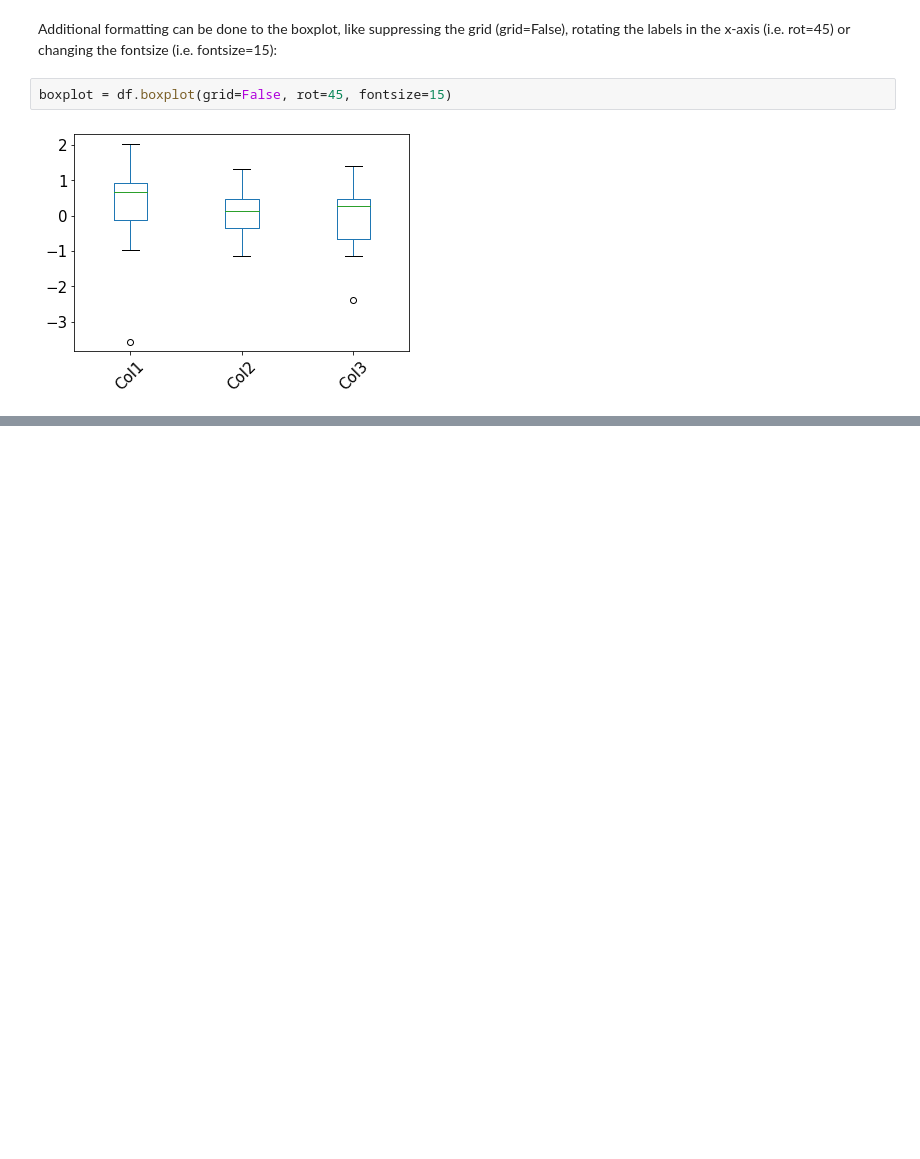
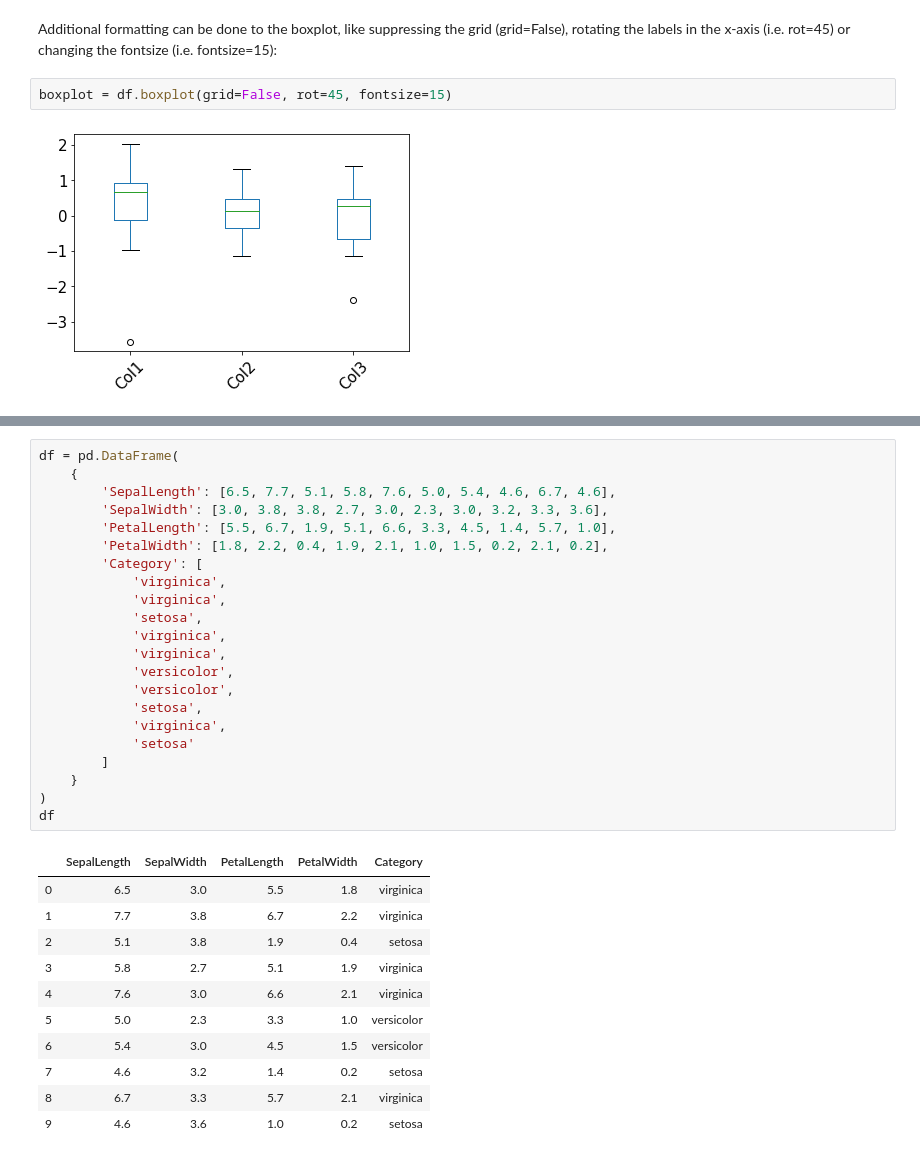
Before and after one commit to thuy1893/graphs, a Jupyter notebook: Python_graphs_1.ipynb, the cells around one changed output, grey strips where cells are left out. Drawn from its saved outputs; the diff is of its cells as text; blank space fills up the shorter version.

```diff
--- a/Python_graphs_1.ipynb
+++ b/Python_graphs_1.ipynb
@@ -137,0 +163,34 @@ boxplot = df.boxplot(grid=False, rot=45, fontsize=15)
+# %%
+df = pd.DataFrame(
+    {
+        'SepalLength': [6.5, 7.7, 5.1, 5.8, 7.6, 5.0, 5.4, 4.6, 6.7, 4.6],
+        'SepalWidth': [3.0, 3.8, 3.8, 2.7, 3.0, 2.3, 3.0, 3.2, 3.3, 3.6],
+        'PetalLength': [5.5, 6.7, 1.9, 5.1, 6.6, 3.3, 4.5, 1.4, 5.7, 1.0],
+        'PetalWidth': [1.8, 2.2, 0.4, 1.9, 2.1, 1.0, 1.5, 0.2, 2.1, 0.2],
+        'Category': [
+            'virginica',
+            'virginica',
+            'setosa',
+            'virginica',
+            'virginica',
+            'versicolor',
+            'versicolor',
+            'setosa',
+            'virginica',
+            'setosa'
+        ]
+    }
+)
+df
+# %% [output]
+|  | SepalLength | SepalWidth | PetalLength | PetalWidth | Category |
+| 0 | 6.5 | 3.0 | 5.5 | 1.8 | virginica |
+| 1 | 7.7 | 3.8 | 6.7 | 2.2 | virginica |
+| 2 | 5.1 | 3.8 | 1.9 | 0.4 | setosa |
+| 3 | 5.8 | 2.7 | 5.1 | 1.9 | virginica |
+| 4 | 7.6 | 3.0 | 6.6 | 2.1 | virginica |
+| 5 | 5.0 | 2.3 | 3.3 | 1.0 | versicolor |
+| 6 | 5.4 | 3.0 | 4.5 | 1.5 | versicolor |
+| 7 | 4.6 | 3.2 | 1.4 | 0.2 | setosa |
+| 8 | 6.7 | 3.3 | 5.7 | 2.1 | virginica |
+| 9 | 4.6 | 3.6 | 1.0 | 0.2 | setosa |
```
Also changed, not shown: parts of 3 cells of this notebook.
